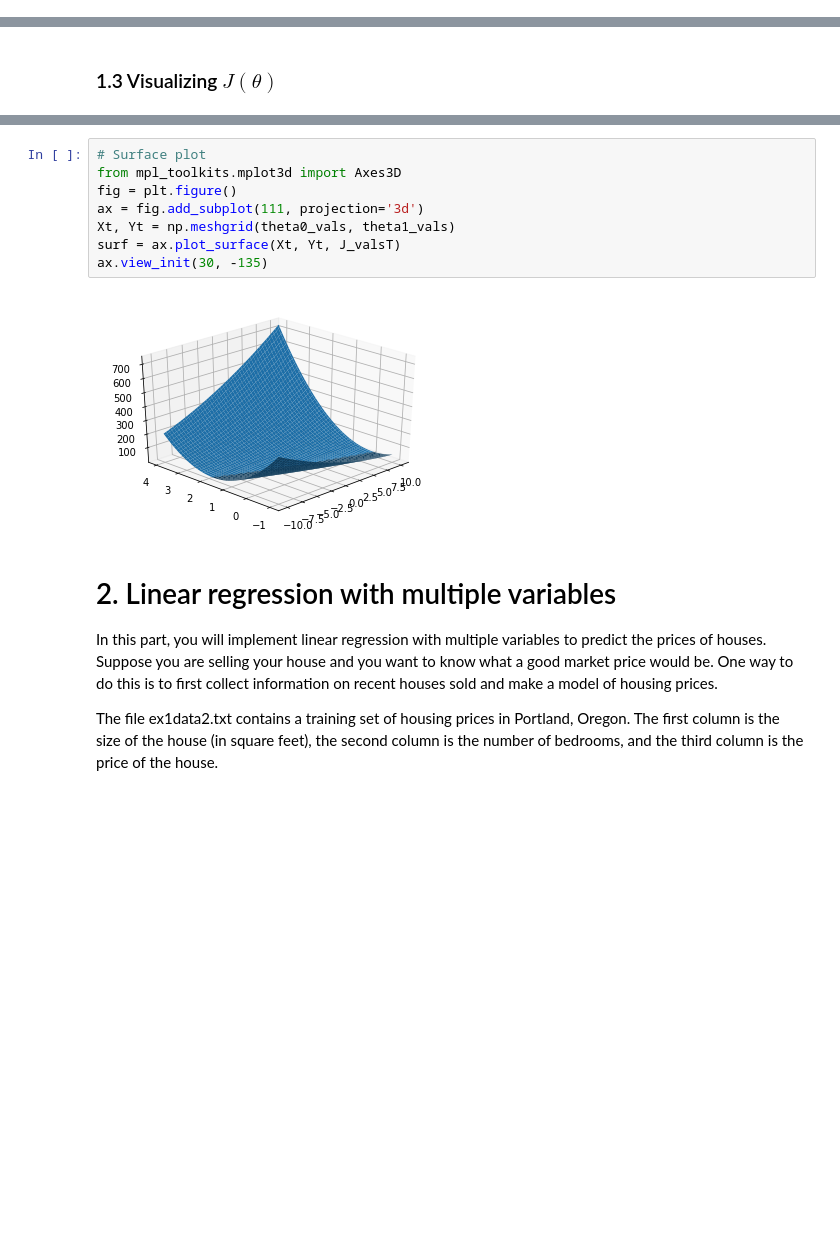
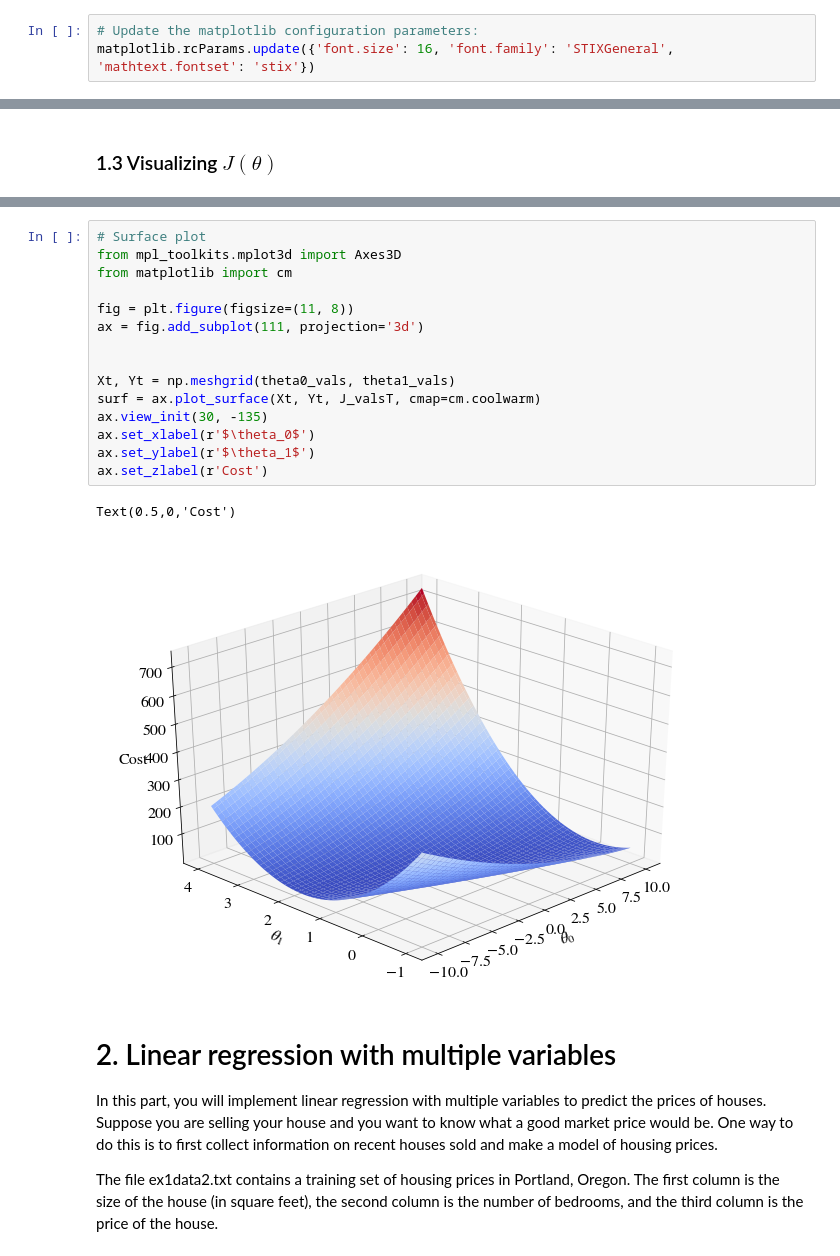
Before and after one commit to oeyh/NN, a Jupyter notebook: assignment1/Assignment 1.ipynb, the cells around one changed output, grey strips where cells are left out. Cells and saved outputs as stored; diff of their text form; blank space fills up the shorter version.

Commit message:
improved plot in assign 1 notebook

```diff
--- a/assignment1/Assignment 1.ipynb
+++ b/assignment1/Assignment 1.ipynb
@@ -14,4 +15,7 @@ import matplotlib.pyplot as plt
 %matplotlib inline
+# %%
+# Update the matplotlib configuration parameters:
+matplotlib.rcParams.update({'font.size': 16, 'font.family': 'STIXGeneral', 'mathtext.fontset': 'stix'})
 # %%
 def plotData(x, y):
     """ Plots the data points x and y into a new figure;
@@ -156,13 +166,21 @@ plt.plot(theta[0], theta[1], 'rx')
 # %%
 # Surface plot
 from mpl_toolkits.mplot3d import Axes3D
-fig = plt.figure()
+from matplotlib import cm
+
+fig = plt.figure(figsize=(11, 8))
 ax = fig.add_subplot(111, projection='3d')
+
+
 Xt, Yt = np.meshgrid(theta0_vals, theta1_vals)
-surf = ax.plot_surface(Xt, Yt, J_valsT)
+surf = ax.plot_surface(Xt, Yt, J_valsT, cmap=cm.coolwarm)
 ax.view_init(30, -135)
+ax.set_xlabel(r'$\theta_0$')
+ax.set_ylabel(r'$\theta_1$')
+ax.set_zlabel(r'Cost')
 # %% [output]
+Text(0.5,0,'Cost')
-[figure, old version]
+[figure, new version]
 # %% [markdown]
 # 2. Linear regression with multiple variables
 In this part, you will implement linear regression with multiple variables to predict the prices of houses. Suppose you are selling your house and you want to know what a good market price would be. One way to do this is to first collect information on recent houses sold and make a model of housing prices.
```
Also changed, not shown: parts of 12 cells of this notebook.
